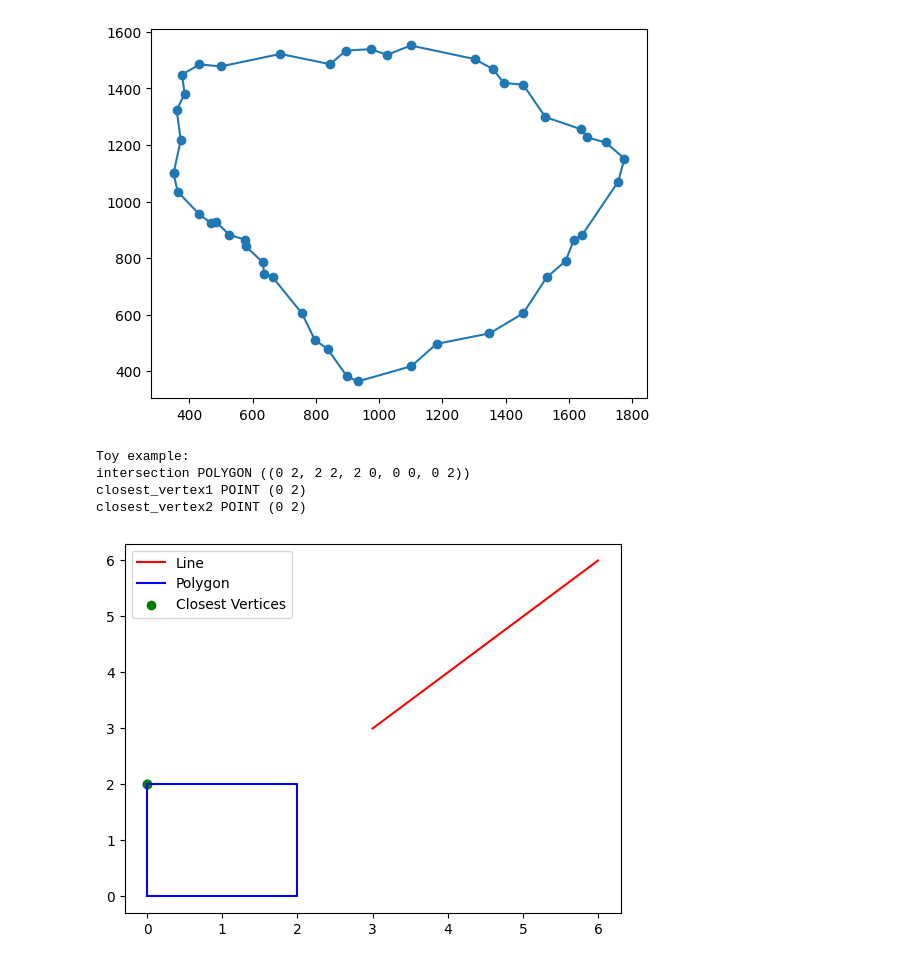
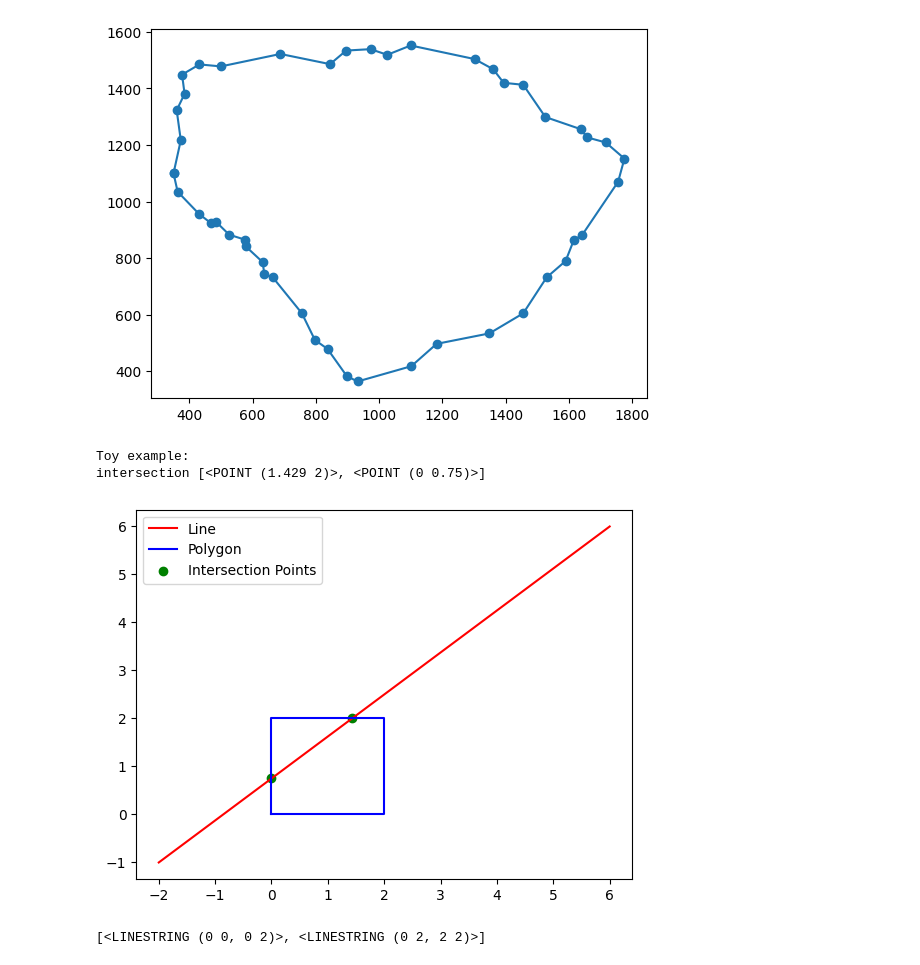
Before and after one commit to yanivohayon8/band_detector, a Jupyter notebook: poc/10_rdp_and_hough.ipynb, the cells around one changed output. Cells and saved outputs as stored; diff of their text form; code cells hidden in the pictures.

Commit message:
finding intersection edges ontoy example

```diff
--- a/poc/10_rdp_and_hough.ipynb
+++ b/poc/10_rdp_and_hough.ipynb
@@ -98,3 +124,17 @@ def plot_line_and_polygon(line_coords, poly_coords, closest_vertices):
 
     ax.legend()
     plt.show()
+# %%
+line_coords = [(6, 6), (-1, -1)]
+poly_coords = [(0, 0), (0, 2), (2, 2), (2, 0)]
+intersection = find_intersection_and_closest_vertices(line_coords, poly_coords)
+intersection_points = [vertex for vertex in list(intersection.geoms)]
+print("Toy example:")
+print("intersection",intersection_points)
+
+# Plot the line, polygon, and intersection point
+if len(intersection_points)>0:
+    plot_line_and_polygon(line_coords, poly_coords, intersection_points)
+    poly_line = LineString(poly_coords)
+    edges = find_edges_touching_points(poly_line,intersection)
+    print(edges)
@@ -101,17 +151,18 @@ def plot_line_and_polygon(line_coords, poly_coords, closest_vertices):
 # %%
-line_coords = [(6, 6), (3, 3)]
+line_coords = [(6, 6), (-2, -1)]
 poly_coords = [(0, 0), (0, 2), (2, 2), (2, 0)]
-intersection, closest_vertex1, closest_vertex2 = find_intersection_and_closest_vertices(line_coords, poly_coords)
+intersection = find_intersection_and_closest_vertices(line_coords, poly_coords)
+intersection_points = [vertex for vertex in list(intersection.geoms)]
 print("Toy example:")
-print("intersection",intersection)
-print("closest_vertex1",closest_vertex1)
-print("closest_vertex2",closest_vertex2)
+print("intersection",intersection_points)
 
 # Plot the line, polygon, and intersection point
-plot_line_and_polygon(line_coords, poly_coords, [closest_vertex1, closest_vertex2])
+if len(intersection_points)>0:
+    plot_line_and_polygon(line_coords, poly_coords, intersection_points)
+    edges = find_edges_touching_points(poly_line,intersection)
+    print(edges)
 # %% [output]
 Toy example:
-intersection POLYGON ((0 2, 2 2, 2 0, 0 0, 0 2))
-closest_vertex1 POINT (0 2)
-closest_vertex2 POINT (0 2)
+intersection [<POINT (1.429 2)>, <POINT (0 0.75)>]
-[figure, old version]
+[figure, new version]
+[<LINESTRING (0 0, 0 2)>, <LINESTRING (0 2, 2 2)>]
```
Also changed, not shown: parts of 5 cells of this notebook.
